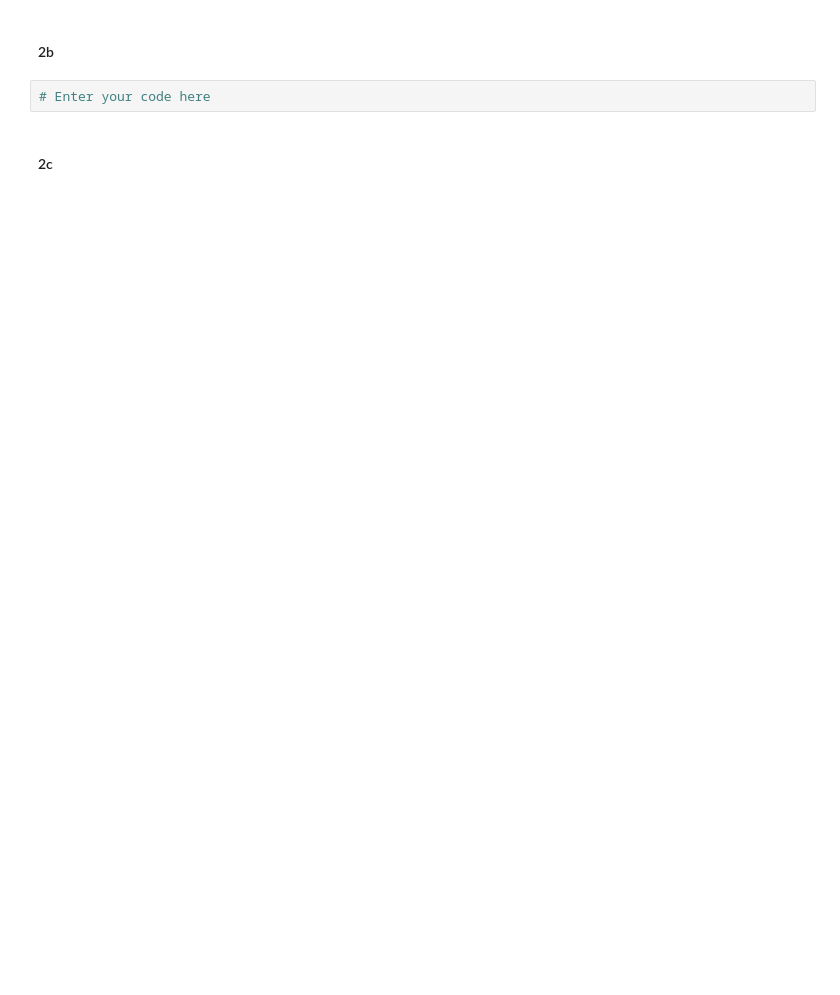
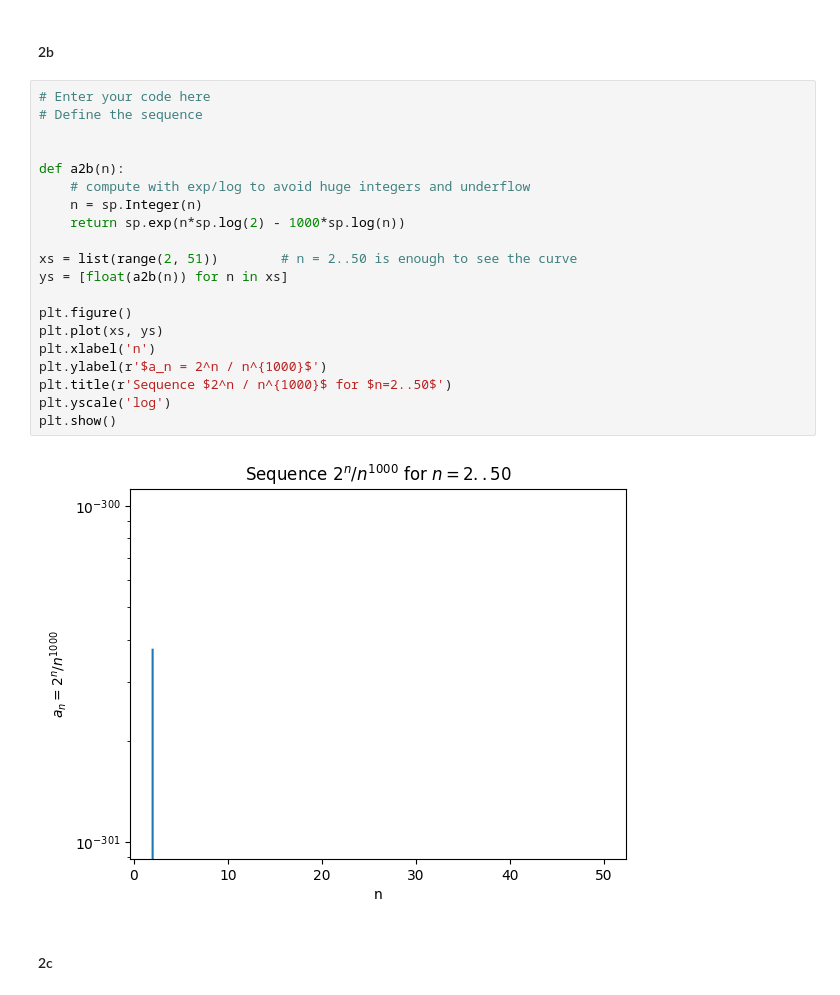
Before and after one commit to m4nasp06/TAMUFiles, a Jupyter notebook: MATH 152/Lab5temp_152_25C.ipynb, the cells around one changed output. Drawn from its saved outputs; the diff is of its cells as text; blank space fills up the shorter version.

```diff
--- a/MATH 152/Lab5temp_152_25C.ipynb
+++ b/MATH 152/Lab5temp_152_25C.ipynb
@@ -66,6 +108,26 @@ NameError: name 'plt' is not defined
 #### 2b
 # %%
 # Enter your code here
+# Define the sequence
+
+
+def a2b(n):
+    # compute with exp/log to avoid huge integers and underflow
+    n = sp.Integer(n)
+    return sp.exp(n*sp.log(2) - 1000*sp.log(n))
+
+xs = list(range(2, 51))        # n = 2..50 is enough to see the curve
+ys = [float(a2b(n)) for n in xs]
+
+plt.figure()
+plt.plot(xs, ys)
+plt.xlabel('n')
+plt.ylabel(r'$a_n = 2^n / n^{1000}$')
+plt.title(r'Sequence $2^n / n^{1000}$ for $n=2..50$')
+plt.yscale('log')
+plt.show()
+# %% [output]
+[figure, added]
 # %% [markdown]
 #### 2c
 # %%
```
Also changed, not shown: parts of 14 cells of this notebook, 13 other files.
